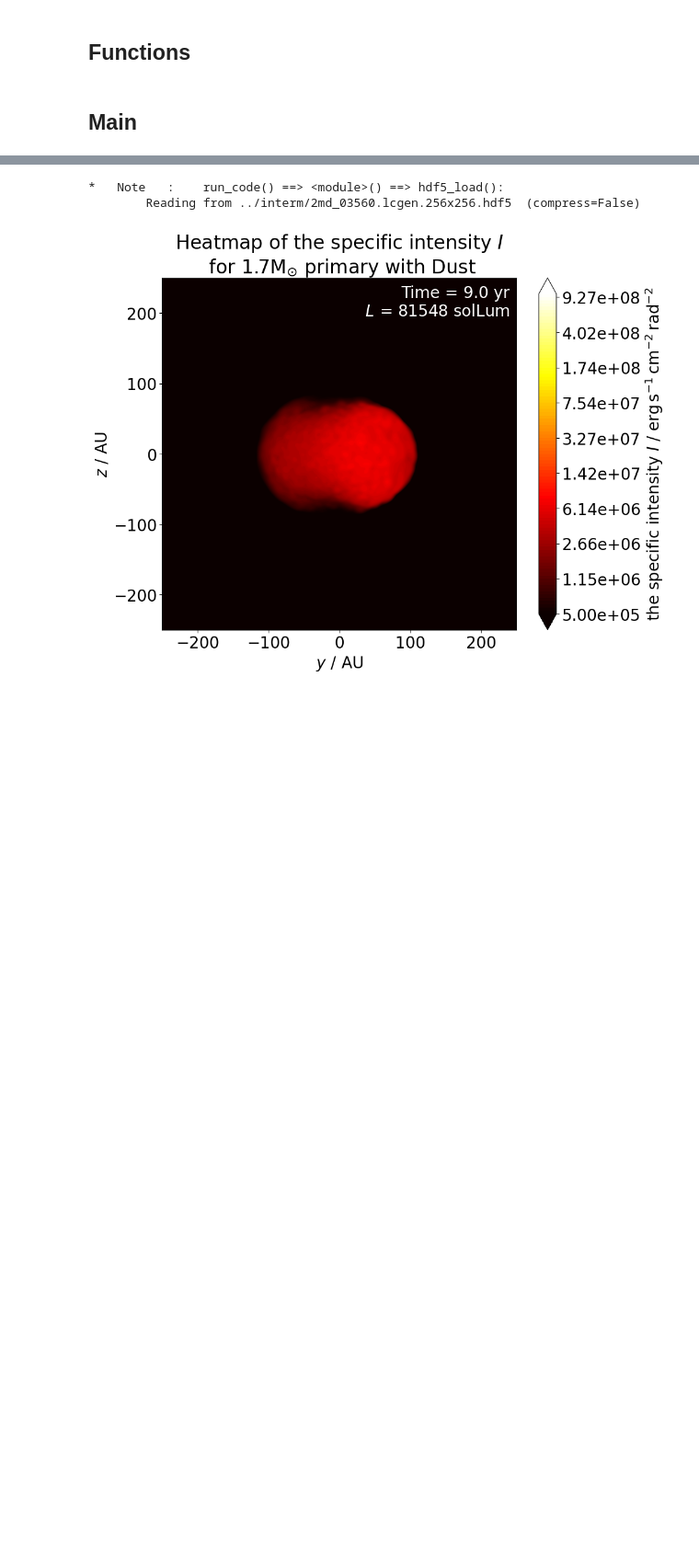
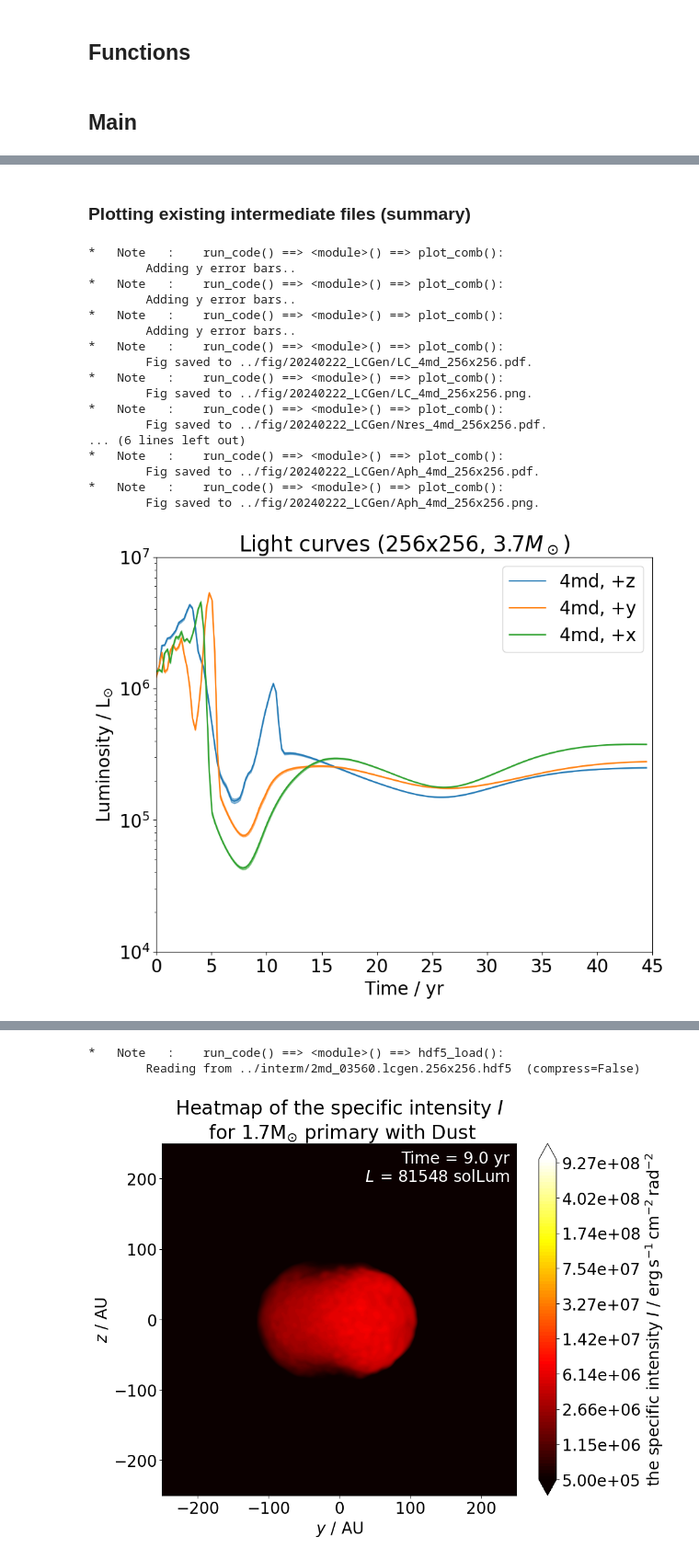
Before and after one commit to chunliangmu/RTinCEE-scripts-2024, a Jupyter notebook: script_LCGen_analysis.ipynb, the cells around one changed output, grey strips where cells are left out. Shown at 92% size. Cells and saved outputs as stored; diff of their text form; code cells hidden in the pictures; blank space fills up the shorter version.

```diff
--- a/script_LCGen_analysis.ipynb
+++ b/script_LCGen_analysis.ipynb
@@ -179,11 +179,12 @@ def plot_comb(
     _job_nicknames = comb.keys() if job_nicknames is None else job_nicknames
     for job_nickname in _job_nicknames:
 
-        if mode in {'Rph'}:
-            Axyz = [comb[job_nickname][xyzs_V]['areas'].value/pi for xyzs_V in xyzs_V_list]
-            V_total = np.prod(Axyz, axis=0)**0.5 * comb[job_nickname][xyzs_V_list[0]]['areas'].unit**1.5
-        else:
-            V_total = None
+        # # calc total volume of photosphere for latering calc-ing Rph
+        # if mode in {'Rph'}:
+        #     Axyz = [comb[job_nickname][xyzs_V]['areas'].value/pi for xyzs_V in xyzs_V_list]
+        #     V_total = np.prod(Axyz, axis=0)**0.5 * comb[job_nickname][xyzs_V_list[0]]['areas'].unit**1.5
+        # else:
+        #     V_total = None
 
         _xyzs_list = comb[job_nickname] if xyzs_list is None else xyzs_list
         for i_xyzs, xyzs in enumerate(_xyzs_list):
@@ -200,7 +201,8 @@ def plot_comb(
             elif mode in {'Nres'}:
                 y = comb[job_nickname][xyzs]['npt_at_ph_lb']
             elif mode in {'Rph'}:
-                y = V_total / (comb[job_nickname][xyzs]['areas']/pi)
+                # y = V_total / (comb[job_nickname][xyzs]['areas']/pi)
+                y = np.sqrt(comb[job_nickname][xyzs]['areas'] / pi)
             elif mode in {'Aph'}:
                 y = comb[job_nickname][xyzs]['areas']
 
@@ -458,0 +441,47 @@ if __name__ == '__main__':
+# %% [markdown]
+### Plotting existing intermediate files (summary)
+# %%
+# plot
+
+if __name__ == '__main__':
+    figs = []
+    for no_xy_txt in combs.keys():
+        comb = combs[no_xy_txt]
+
+        for fig in figs:
+            fig.clear()
+            plt.close(fig)
+        figs = []
+        for mode in do_plots.keys():
+            if do_plots[mode]['do_this']:
+                fig, ax, outfilenames = plot_comb(
+                    comb, mode, output_dir,
+                    job_nicknames=job_nicknames,
+                    xyzs_list=xyzs_list,
+                    plot_title_dict=plot_title_dict,
+                    out_savename=out_savename,
+                    no_xy_txt=no_xy_txt,
+                    xlim = do_plots[mode]['xlim'],
+                    ylim = do_plots[mode]['ylim'],
+                    whatlog = do_plots[mode]['whatlog'],
+                )
+                figs.append(fig)
+# %% [output]
+*   Note   :    run_code() ==> <module>() ==> plot_comb():
+        Adding y error bars..
+*   Note   :    run_code() ==> <module>() ==> plot_comb():
+        Adding y error bars..
+*   Note   :    run_code() ==> <module>() ==> plot_comb():
+        Adding y error bars..
+*   Note   :    run_code() ==> <module>() ==> plot_comb():
+        Fig saved to ../fig/20240222_LCGen/LC_4md_256x256.pdf.
+*   Note   :    run_code() ==> <module>() ==> plot_comb():
+        Fig saved to ../fig/20240222_LCGen/LC_4md_256x256.png.
+*   Note   :    run_code() ==> <module>() ==> plot_comb():
+        Fig saved to ../fig/20240222_LCGen/Nres_4md_256x256.pdf.
+... (6 lines left out)
+*   Note   :    run_code() ==> <module>() ==> plot_comb():
+        Fig saved to ../fig/20240222_LCGen/Aph_4md_256x256.pdf.
+*   Note   :    run_code() ==> <module>() ==> plot_comb():
+        Fig saved to ../fig/20240222_LCGen/Aph_4md_256x256.png.
+[figure, added]
```
Also changed, not shown: parts of 17 cells of this notebook, 3 other files.
